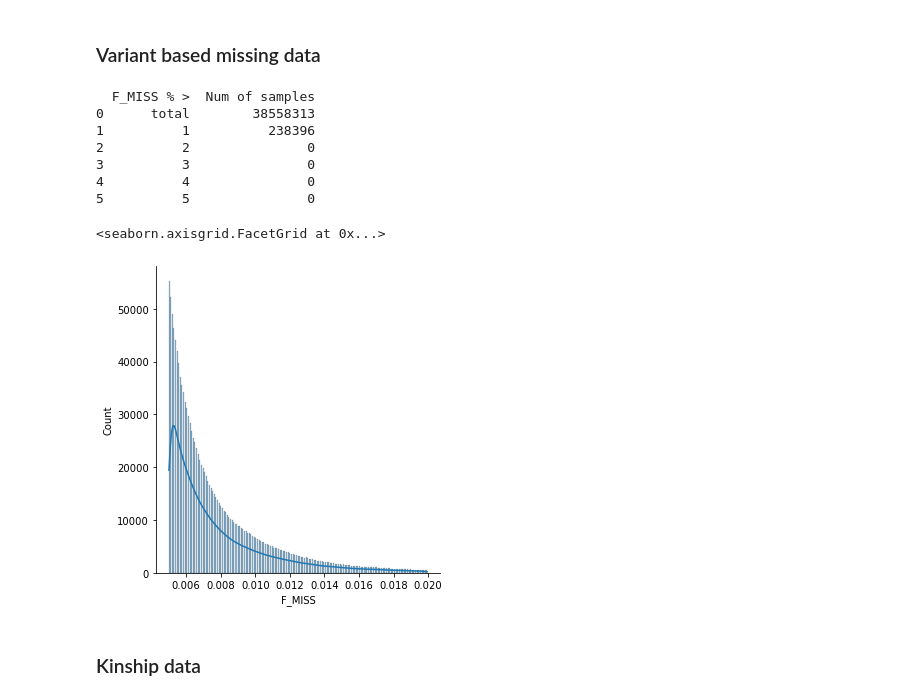
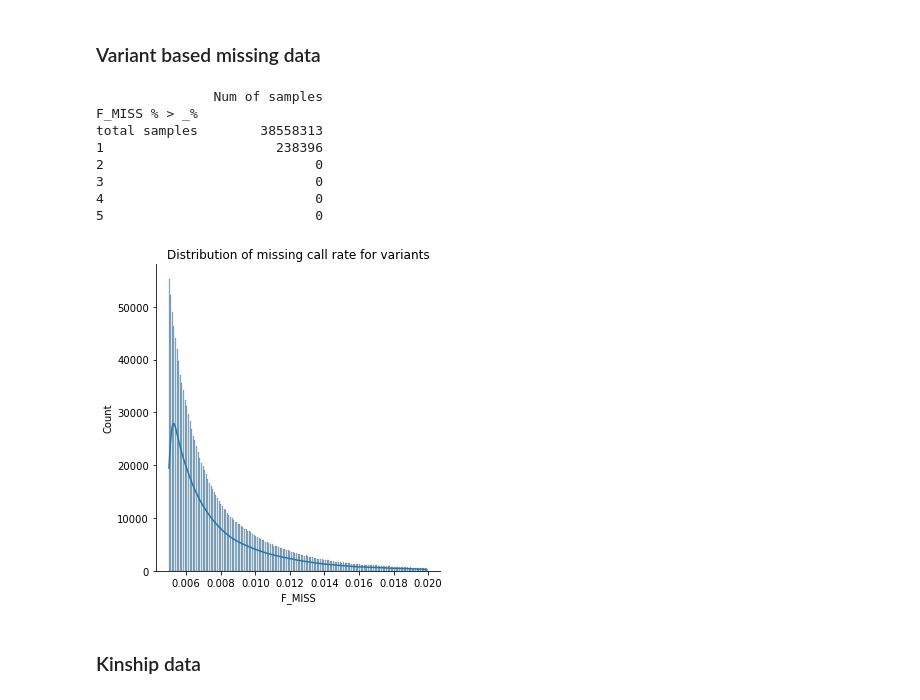
Before and after one commit to jziniti/topmed_wgs_extraction, a Jupyter notebook: notebooks/mir-TopMed.ipynb, the cells around one changed output. Cells and saved outputs as stored; diff of their text form; code cells hidden in the pictures.

```diff
--- a/notebooks/mir-TopMed.ipynb
+++ b/notebooks/mir-TopMed.ipynb
@@ -234,16 +240,21 @@ def filter_missingdata(threshold, tbl):
 def missingness_range(rnge, tbl):
     bounds = []
     bounds.append(filter_missingdata((0), tbl))
-    percents = ['total']
+    percents = ['total samples']
     for per in range(rnge[0],rnge[1]+1):
         percents.append(per)
         size = filter_missingdata((per/100), tbl)
         bounds.append(size)
 
-    d = {'F_MISS % >': percents, 'Num of samples': bounds}
-    return pd.DataFrame(data=d)
+    d = {'Num of samples': bounds}
+    df = pd.DataFrame(data=d, index=percents)
+    df.index.name = 'F_MISS % > _%'
+    return df
 
 print(missingness_range(imiss_range, imiss_tbl))
+print('\n')
 
 #plots:
 sns.displot(imiss_tbl.query('F_MISS > 0.005')['F_MISS'], kde=True)
+plt.title('Distribution of missing call rate for samples')
+plt.show()
@@ -267,19 +262,21 @@ sns.displot(imiss_tbl.query('F_MISS > 0.005')['F_MISS'], kde=True)
 ### Variant based missing data
 # %%
 print(missingness_range(lmiss_range, lmiss_tbl))
-
+print('\n')
 #plots
 sns.displot(lmiss_tbl.query('F_MISS > 0.005')['F_MISS'], kde=True)
+plt.title('Distribution of missing call rate for variants')
+plt.show()
 # %% [output]
-  F_MISS % >  Num of samples
-0      total        38558313
-1          1          238396
-2          2               0
-3          3               0
-4          4               0
-5          5               0
+               Num of samples
+F_MISS % > _%
+total samples        38558313
+1                      238396
+2                           0
+3                           0
+4                           0
+5                           0
-<seaborn.axisgrid.FacetGrid at 0x...>
-[figure, old version]
+[figure, new version]
 # %%
 #samples flagged based on missingness
 imiss_sampleflagged = imiss_tbl.query('F_MISS > 0.1')
```
Also changed, not shown: parts of 4 cells of this notebook.
